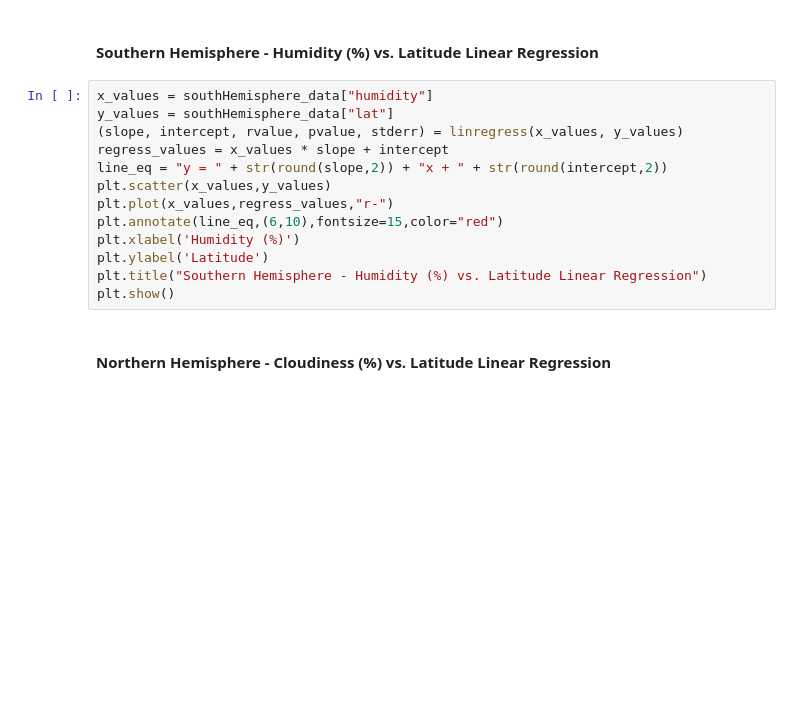
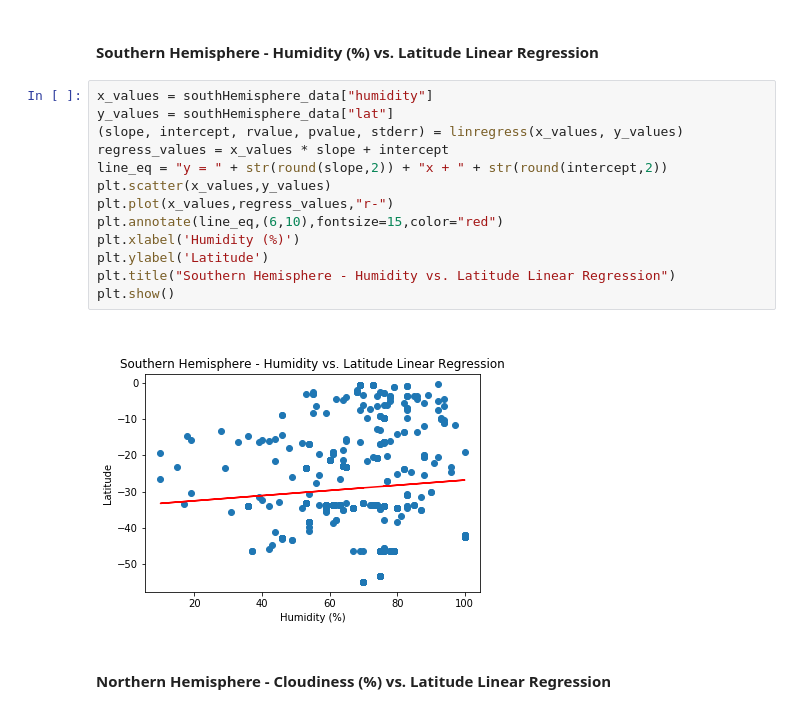
Before and after one commit to msfa12th/python-api-challenge, a Jupyter notebook: WeatherPy/WeatherPy.ipynb, the cells around one changed output. Cells and saved outputs as stored; diff of their text form; blank space fills up the shorter version.

```diff
--- a/WeatherPy/WeatherPy.ipynb
+++ b/WeatherPy/WeatherPy.ipynb
@@ -323,16 +338,18 @@ plt.show()
 # %%
 x_values = southHemisphere_data["humidity"]
 y_values = southHemisphere_data["lat"]
 (slope, intercept, rvalue, pvalue, stderr) = linregress(x_values, y_values)
 regress_values = x_values * slope + intercept
 line_eq = "y = " + str(round(slope,2)) + "x + " + str(round(intercept,2))
 plt.scatter(x_values,y_values)
 plt.plot(x_values,regress_values,"r-")
 plt.annotate(line_eq,(6,10),fontsize=15,color="red")
 plt.xlabel('Humidity (%)')
 plt.ylabel('Latitude')
-plt.title("Southern Hemisphere - Humidity (%) vs. Latitude Linear Regression")
+plt.title("Southern Hemisphere - Humidity vs. Latitude Linear Regression")
 plt.show()
+# %% [output]
+[figure, added]
 # %% [markdown]
 ####  Northern Hemisphere - Cloudiness (%) vs. Latitude Linear Regression
 # %%
```
Also changed, not shown: parts of 20 cells of this notebook, 7 other files.
